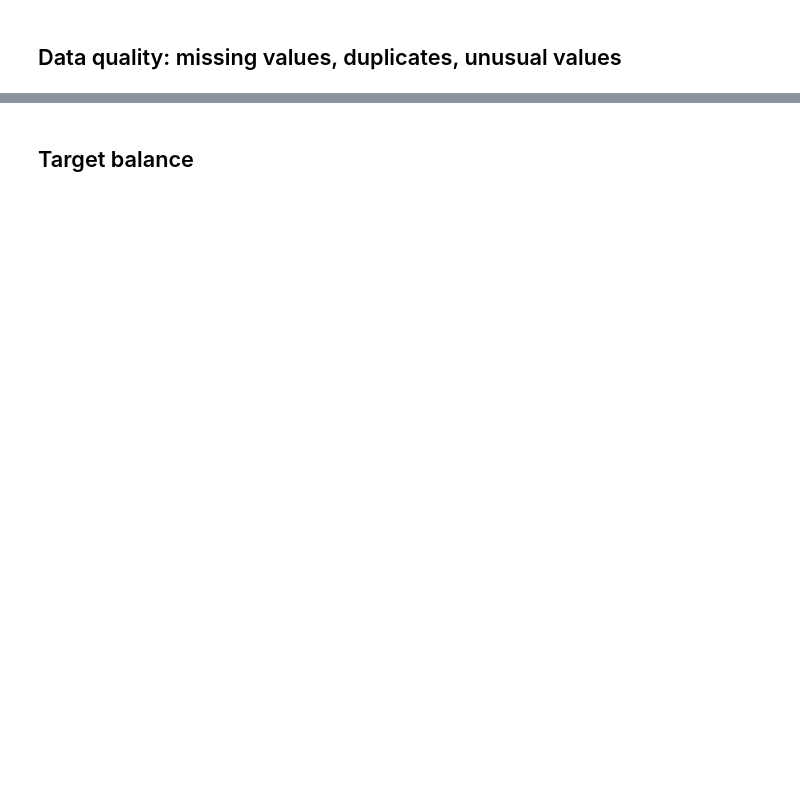
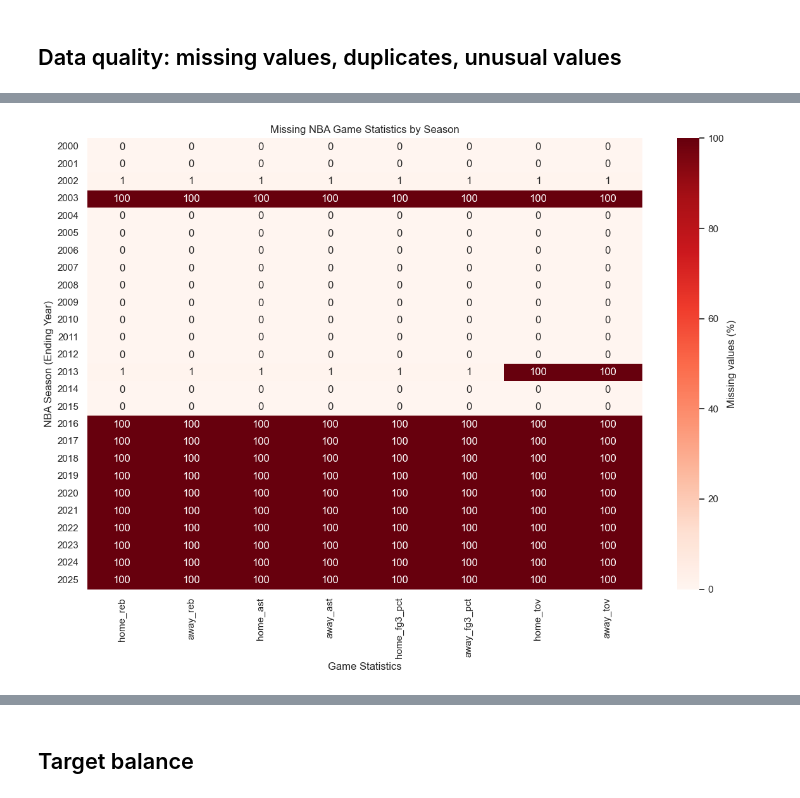
Before and after one commit to DannieciaGray/csc3780-nba-win-prediction, a Jupyter notebook: notebooks/01_data_understanding.ipynb, the cells around one changed output, grey strips where cells are left out. Cells and saved outputs as stored; diff of their text form; code cells hidden in the pictures; blank space fills up the shorter version.

```diff
--- a/notebooks/01_data_understanding.ipynb
+++ b/notebooks/01_data_understanding.ipynb
@@ -28,3 +56,5 @@ Target: `HOME_TEAM_WINS` (1 = home team won, 0 = home team lost).
 # %%
+games["HOME_TEAM_WINS"] = (games["home_pts"] > games["away_pts"]).astype(int)
+
 games.info()
-games.describe().T
+display(games.describe().T)
@@ -37,0 +125,21 @@ print("Duplicate GAME_IDs:", games["GAME_ID"].duplicated().sum())
+# %%
+# Check missing values by season (2000–2025)
+
+study_games = games[
+    (games["season"].between(2000, 2025)) &
+    (games["season_type"] == "Regular Season")
+].copy()
+
+columns = [
+    "home_reb", "away_reb",
+    "home_ast", "away_ast",
+    "home_fg3_pct", "away_fg3_pct",
+    "home_tov", "away_tov"
+]
+
+missing_by_season = (
+    study_games.groupby("season")[columns]
+    .apply(lambda x: x.isna().mean() * 100)
+)
+
+display(missing_by_season.round(1))
@@ -37,0 +165,21 @@ print("Duplicate GAME_IDs:", games["GAME_ID"].duplicated().sum())
+# %%
+plt.figure(figsize=(12, 9))
+
+sns.heatmap(
+    missing_by_season,
+    annot=True,
+    fmt=".0f",
+    cmap="Reds",
+    vmin=0,
+    vmax=100,
+    cbar_kws={"label": "Missing values (%)"}
+)
+
+plt.title("Missing NBA Game Statistics by Season")
+plt.xlabel("Game Statistics")
+plt.ylabel("NBA Season (Ending Year)")
+
+plt.tight_layout()
+plt.show()
+# %% [output]
+[figure, added]
```
Also changed, not shown: parts of 17 cells of this notebook.
